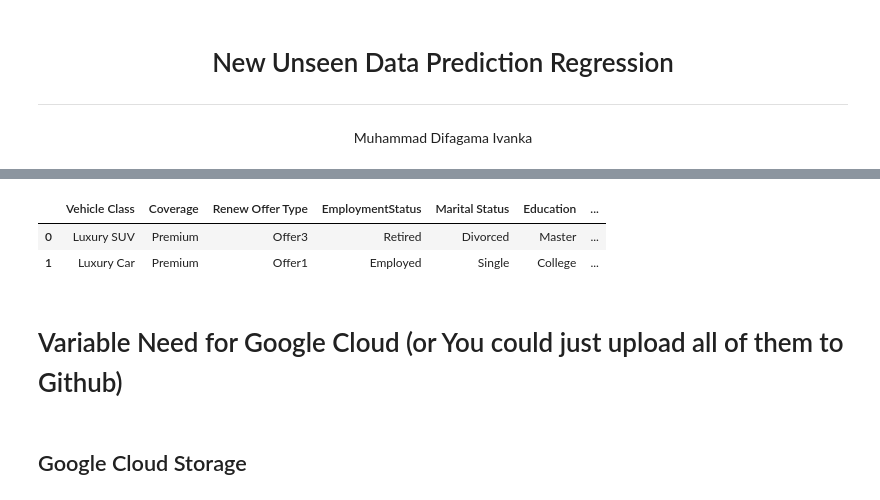
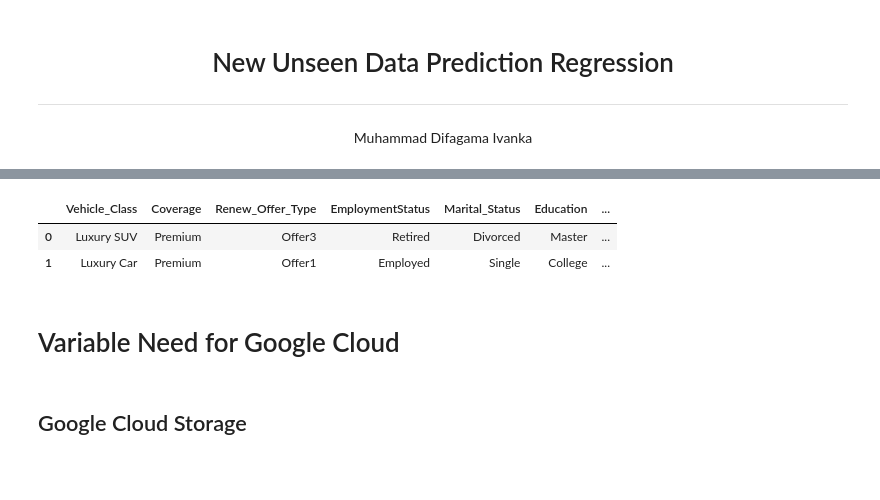
Before and after one commit to zeenfts/luxury-cars-insurance-clv-regression, a Jupyter notebook: helpers/clv_unseen_data.ipynb, the cells around one changed output, grey strips where cells are left out. Saved outputs shown, nothing was run; the diff lists cells and outputs as text; code cells hidden in the pictures; blank space fills up the shorter version.

```diff
--- a/helpers/clv_unseen_data.ipynb
+++ b/helpers/clv_unseen_data.ipynb
@@ -106,24 +13,25 @@ from sklearn.ensemble import (GradientBoostingRegressor)
 # %%
 new_test_data = pd.DataFrame({
     'Vehicle Class': ['Luxury SUV', 'Luxury Car'],
     'Coverage': ['Premium', 'Premium'],
     'Renew Offer Type': ['Offer3', 'Offer1'],
     'EmploymentStatus': ['Retired', 'Employed'],
     'Marital Status': ['Divorced', 'Single'],
     'Education': ['Master', 'College'],
     'Number of Policies': [5.0, 2.0],
     'Monthly Premium Auto': [10.0, 320.0],
     'Total Claim Amount': [10_000.0, 2_000.0],
     'Income': [50_000.00, 13_000.0]
 })
 
+new_test_data.columns = ['_'.join(i.split(' ')) for i in new_test_data.columns] # make sure no empty space on columns' name
 new_test_data
 # %% [output]
-|  | Vehicle Class | Coverage | Renew Offer Type | EmploymentStatus | Marital Status | Education | ... |
+|  | Vehicle_Class | Coverage | Renew_Offer_Type | EmploymentStatus | Marital_Status | Education | ... |
 | 0 | Luxury SUV | Premium | Offer3 | Retired | Divorced | Master | ... |
 | 1 | Luxury Car | Premium | Offer1 | Employed | Single | College | ... |
 # %% [markdown]
-# Variable Need for Google Cloud (or You could just upload all of them to Github)
+# Variable Need for Google Cloud
 # %%
 #import google cloud library
 from google.cloud import bigquery
```
Also changed, not shown: parts of 29 cells of this notebook, 2 other files.
